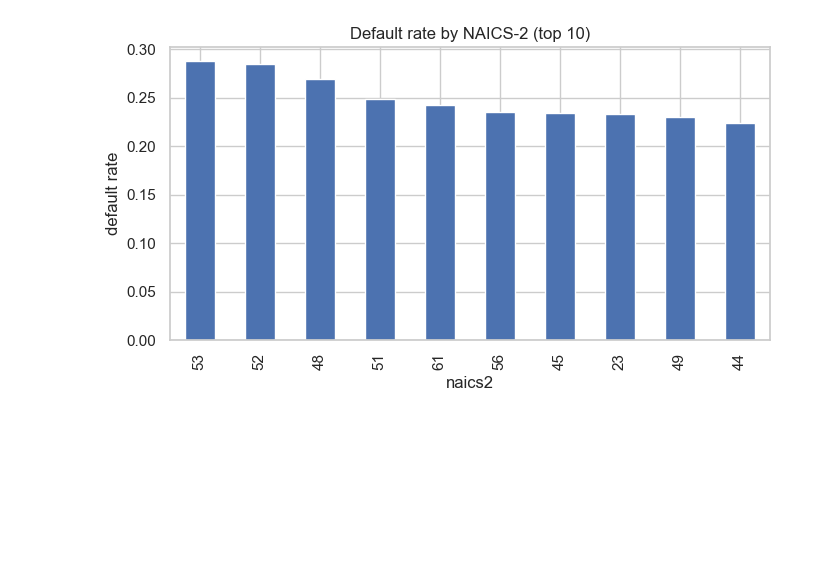
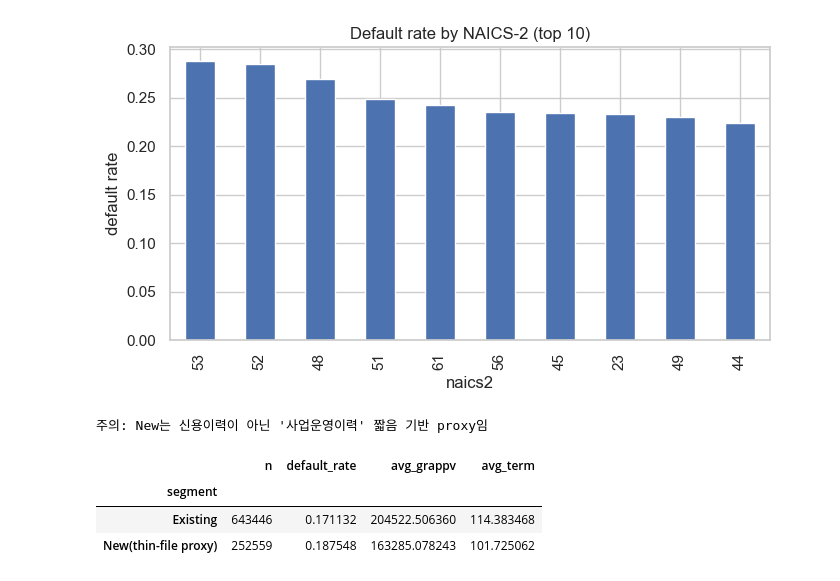
Before and after one commit to ksj41165-ops/sba2, a Jupyter notebook: notebooks/01_sba_eda.ipynb, the cells around one changed output. Saved outputs shown, nothing was run; the diff lists cells and outputs as text; code cells hidden in the pictures; blank space fills up the shorter version.

Commit message:
feat: thin-file proxy segment vs overall comparison
Co-Authored-By: Claude Opus 4.8 <noreply@anthropic.com>

```diff
--- a/notebooks/01_sba_eda.ipynb
+++ b/notebooks/01_sba_eda.ipynb
@@ -190,3 +190,20 @@ ax.set_title("Default rate by NAICS-2 (top 10)"); ax.set_ylabel("default rate")
 fig.tight_layout(); fig.savefig(FIG / "default_by_naics2.png", dpi=120); plt.show()
 # %% [output]
 [figure]
+# %%
+seg = d.copy()
+seg["segment"] = seg["is_new"].map({1: "New(thin-file proxy)", 0: "Existing"})
+cmp = seg.dropna(subset=["segment"]).groupby("segment").agg(
+    n=("target", "size"),
+    default_rate=("target", "mean"),
+    avg_grappv=("GrAppv", "mean"),
+    avg_term=("Term", "mean"),
+)
+print("주의: New는 신용이력이 아닌 '사업운영이력' 짧음 기반 proxy임")
+display(cmp)
+# %% [output]
+주의: New는 신용이력이 아닌 '사업운영이력' 짧음 기반 proxy임
+|  | n | default_rate | avg_grappv | avg_term |
+| segment |  |  |  |  |
+| Existing | 643446 | 0.171132 | 204522.506360 | 114.383468 |
+| New(thin-file proxy) | 252559 | 0.187548 | 163285.078243 | 101.725062 |
```
